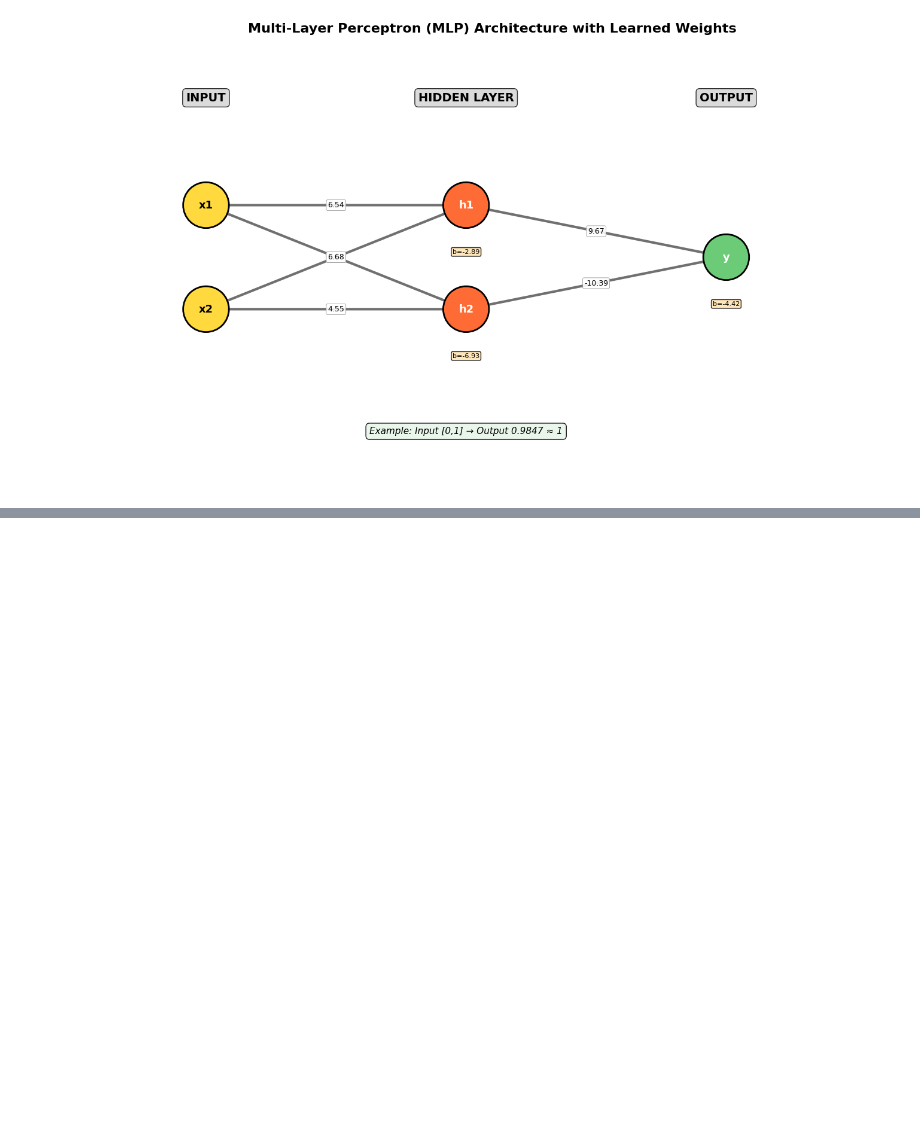
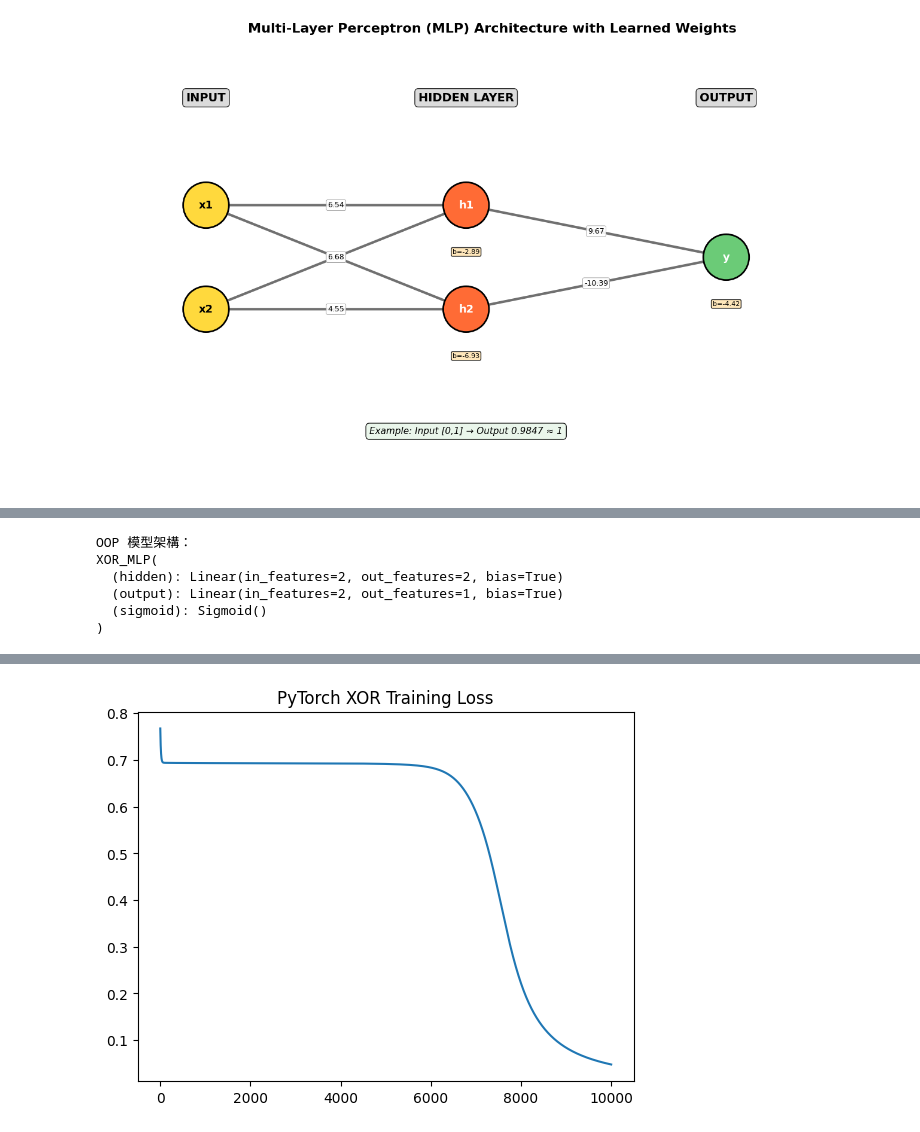
Before and after one commit to Paulyang80/DeepLearningLab, a Jupyter notebook: notebooks/03-mlp-basic.ipynb, the cells around one changed output, grey strips where cells are left out. Cells and saved outputs as stored; diff of their text form; code cells hidden in the pictures; blank space fills up the shorter version.

```diff
--- a/notebooks/03-mlp-basic.ipynb
+++ b/notebooks/03-mlp-basic.ipynb
@@ -428,0 +474,61 @@ visualize_network(w1, b1, w2, b2)
+# %%
+import torch
+
+import torch.nn as nn
+import torch.optim as optim
+
+class XOR_MLP(nn.Module):
+    def __init__(self, input_size=2, hidden_size=2, output_size=1):
+        super(XOR_MLP, self).__init__()
+        self.hidden = nn.Linear(input_size, hidden_size)
+        self.output = nn.Linear(hidden_size, output_size)
+        self.sigmoid = nn.Sigmoid()
+
+    def forward(self, x):
+        x = self.sigmoid(self.hidden(x))  # Input -> Hidden -> Sigmoid
+        x = self.sigmoid(self.output(x))  # Hidden -> Output -> Sigmoid
+        return x
+
+# 建立模型實例
+model_oop = XOR_MLP()
+
+# 定義 Loss 和 Optimizer
+criterion = nn.BCELoss()
+optimizer = optim.SGD(model_oop.parameters(), lr=0.1)
+
+print("OOP 模型架構：")
+print(model_oop)
+# %% [output]
+OOP 模型架構：
+XOR_MLP(
+  (hidden): Linear(in_features=2, out_features=2, bias=True)
+  (output): Linear(in_features=2, out_features=1, bias=True)
+  (sigmoid): Sigmoid()
+)
+# %%
+# 4. 訓練迴圈
+epochs = 10000
+loss_history = []
+
+for epoch in range(epochs):
+    # A. Forward Pass (前向傳播)
+    outputs = model(X)
+
+    # B. 計算 Loss
+    loss = criterion(outputs, y)
+    loss_history.append(loss.item())
+
+    # C. Backward Pass (反向傳播)
+    # 歸零梯度 -> 算梯度 -> 更新參數
+    optimizer.zero_grad()  # 清空過往梯度
+    loss.backward()        # 自動微分 (AutoGrad) 魔法發生的時刻！
+    optimizer.step()       # 自動更新所有參數
+
+    if (epoch + 1) % 1000 == 0:
+        print(f'Epoch [{epoch+1}/{epochs}], Loss: {loss.item():.4f}')
+
+# 畫出 Loss 曲線
+plt.plot(loss_history)
+plt.title("PyTorch XOR Training Loss")
+plt.show()
+# %% [output]
@@ -428,0 +552 @@ visualize_network(w1, b1, w2, b2)
+[figure, added]
```
Also changed, not shown: parts of 9 cells of this notebook, 2 other files.
